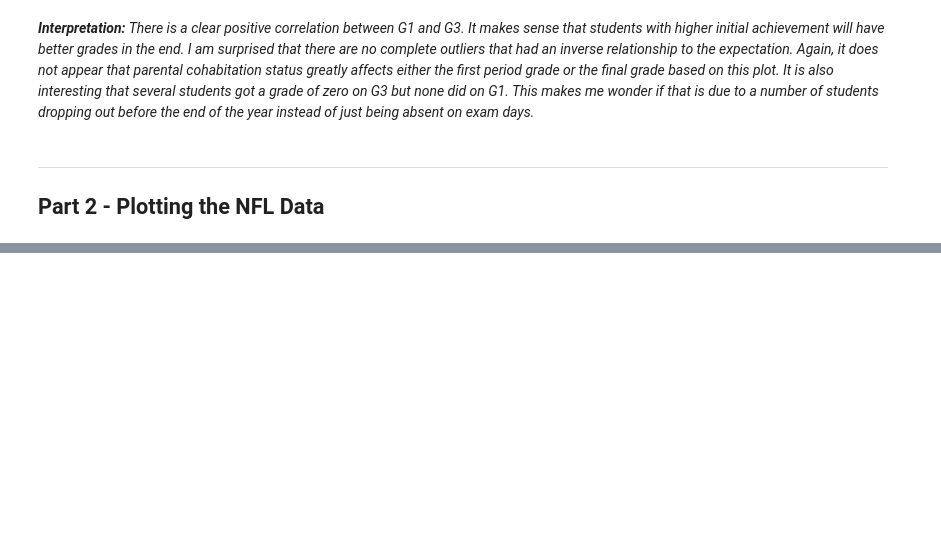
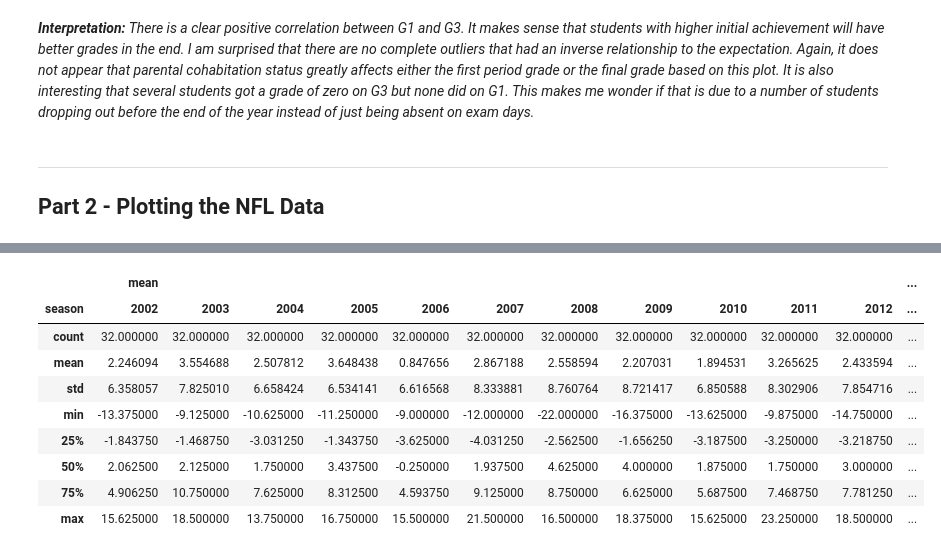
Before and after one commit to trevorlillywhite/HW-4---NCSU-ST-554---Trevor-Lillywhite, a Jupyter notebook: HW4_ST_554_Trevor_Lillywhite.ipynb, the cells around one changed output, grey strips where cells are left out. Cells and saved outputs as stored; diff of their text form; code cells hidden in the pictures; blank space fills up the shorter version.

```diff
--- a/HW4_ST_554_Trevor_Lillywhite.ipynb
+++ b/HW4_ST_554_Trevor_Lillywhite.ipynb
@@ -671,0 +787,5 @@ _**Interpretation:** There is a clear positive correlation between G1 and G3. It
+# %%
+# Remove stray spaces at end of surface categories
+scores.surface_cat = scores.surface_cat.str.strip()
+scores.surface_cat = scores.surface_cat.astype('category')
+scores.surface_cat.cat.categories
@@ -671,0 +822,5 @@ _**Interpretation:** There is a clear positive correlation between G1 and G3. It
+# %%
+# Remove rows with non-numbered weeks
+post_season = ['WildCard', 'Division', 'ConfChamp', 'SuperBowl']
+scores = scores.loc[~scores.week.isin(post_season)]     # '~' is logical negation
+scores.week.value_counts()
@@ -671,0 +848,6 @@ _**Interpretation:** There is a clear positive correlation between G1 and G3. It
+# %%
+# Re-order weeks numerically (not alphabetically)
+week_order = [str(x) for x in range(1,18)]
+scores.week = scores.week.astype('category')
+scores.week = scores.week.cat.reorder_categories(week_order, ordered=True)
+scores.week.cat.categories
@@ -671,0 +864,8 @@ _**Interpretation:** There is a clear positive correlation between G1 and G3. It
+# %%
+# Grouped by season only
+# Average home team score above away team score, by season
+HminusAScore_season = pd.crosstab(index=scores.homeTeam_cat,
+                               columns=scores.season,
+                               values=scores.HminusAScore,
+                               aggfunc=['mean'])
+HminusAScore_season.head()
@@ -671,0 +881,15 @@ _**Interpretation:** There is a clear positive correlation between G1 and G3. It
+# %%
+# Aggregated again across teams, showing league-wide statistics
+# Average home team score above away team score, by season
+HminusAScore_season.describe()
+# %% [output]
+|  | mean |  |  |  |  |  |  |  |  |  |  | ... |
+| season | 2002 | 2003 | 2004 | 2005 | 2006 | 2007 | 2008 | 2009 | 2010 | 2011 | 2012 | ... |
+| count | 32.000000 | 32.000000 | 32.000000 | 32.000000 | 32.000000 | 32.000000 | 32.000000 | 32.000000 | 32.000000 | 32.000000 | 32.000000 | ... |
+| mean | 2.246094 | 3.554688 | 2.507812 | 3.648438 | 0.847656 | 2.867188 | 2.558594 | 2.207031 | 1.894531 | 3.265625 | 2.433594 | ... |
+| std | 6.358057 | 7.825010 | 6.658424 | 6.534141 | 6.616568 | 8.333881 | 8.760764 | 8.721417 | 6.850588 | 8.302906 | 7.854716 | ... |
+| min | -13.375000 | -9.125000 | -10.625000 | -11.250000 | -9.000000 | -12.000000 | -22.000000 | -16.375000 | -13.625000 | -9.875000 | -14.750000 | ... |
+| 25% | -1.843750 | -1.468750 | -3.031250 | -1.343750 | -3.625000 | -4.031250 | -2.562500 | -1.656250 | -3.187500 | -3.250000 | -3.218750 | ... |
+| 50% | 2.062500 | 2.125000 | 1.750000 | 3.437500 | -0.250000 | 1.937500 | 4.625000 | 4.000000 | 1.875000 | 1.750000 | 3.000000 | ... |
+| 75% | 4.906250 | 10.750000 | 7.625000 | 8.312500 | 4.593750 | 9.125000 | 8.750000 | 6.625000 | 5.687500 | 7.468750 | 7.781250 | ... |
+| max | 15.625000 | 18.500000 | 13.750000 | 16.750000 | 15.500000 | 21.500000 | 16.500000 | 18.375000 | 15.625000 | 23.250000 | 18.500000 | ... |
```
Also changed, not shown: parts of 42 cells of this notebook.
